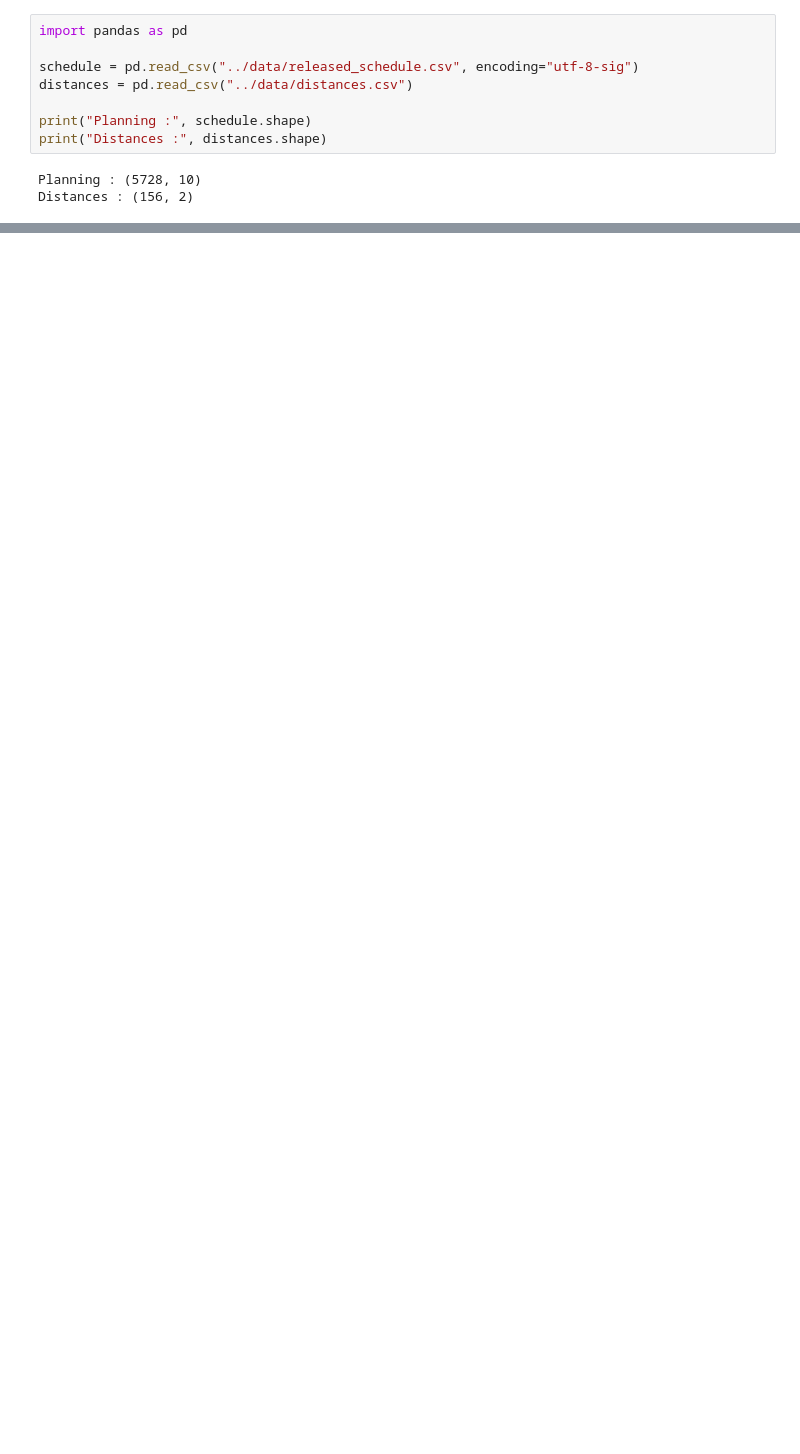
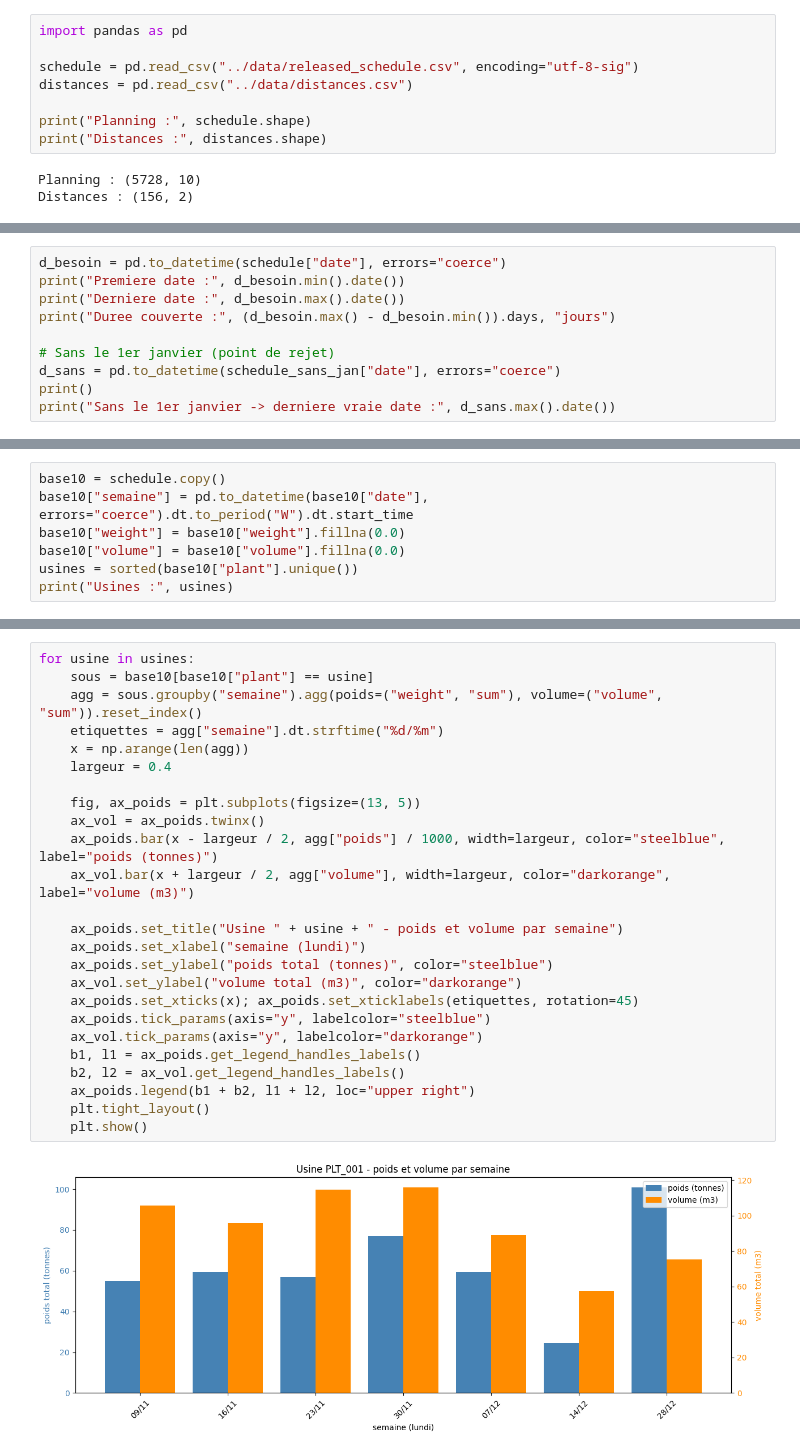
Before and after one commit to FlorentinBIAOU/Projet-IA, a Jupyter notebook: notebooks/milestone1.ipynb, the cells around one changed output, grey strips where cells are left out. Drawn from its saved outputs; the diff is of its cells as text; blank space fills up the shorter version.

```diff
--- a/notebooks/milestone1.ipynb
+++ b/notebooks/milestone1.ipynb
@@ -67,0 +807,10 @@ Distances : (156, 2)
+# %%
+d_besoin = pd.to_datetime(schedule["date"], errors="coerce")
+print("Premiere date :", d_besoin.min().date())
+print("Derniere date :", d_besoin.max().date())
+print("Duree couverte :", (d_besoin.max() - d_besoin.min()).days, "jours")
+
+# Sans le 1er janvier (point de rejet)
+d_sans = pd.to_datetime(schedule_sans_jan["date"], errors="coerce")
+print()
+print("Sans le 1er janvier -> derniere vraie date :", d_sans.max().date())
@@ -67,0 +919,7 @@ Distances : (156, 2)
+# %%
+base10 = schedule.copy()
+base10["semaine"] = pd.to_datetime(base10["date"], errors="coerce").dt.to_period("W").dt.start_time
+base10["weight"] = base10["weight"].fillna(0.0)
+base10["volume"] = base10["volume"].fillna(0.0)
+usines = sorted(base10["plant"].unique())
+print("Usines :", usines)
@@ -67,0 +930,27 @@ Distances : (156, 2)
+# %%
+for usine in usines:
+    sous = base10[base10["plant"] == usine]
+    agg = sous.groupby("semaine").agg(poids=("weight", "sum"), volume=("volume", "sum")).reset_index()
+    etiquettes = agg["semaine"].dt.strftime("%d/%m")
+    x = np.arange(len(agg))
+    largeur = 0.4
+
+    fig, ax_poids = plt.subplots(figsize=(13, 5))
+    ax_vol = ax_poids.twinx()
+    ax_poids.bar(x - largeur / 2, agg["poids"] / 1000, width=largeur, color="steelblue", label="poids (tonnes)")
+    ax_vol.bar(x + largeur / 2, agg["volume"], width=largeur, color="darkorange", label="volume (m3)")
+
+    ax_poids.set_title("Usine " + usine + " - poids et volume par semaine")
+    ax_poids.set_xlabel("semaine (lundi)")
+    ax_poids.set_ylabel("poids total (tonnes)", color="steelblue")
+    ax_vol.set_ylabel("volume total (m3)", color="darkorange")
+    ax_poids.set_xticks(x); ax_poids.set_xticklabels(etiquettes, rotation=45)
+    ax_poids.tick_params(axis="y", labelcolor="steelblue")
+    ax_vol.tick_params(axis="y", labelcolor="darkorange")
+    b1, l1 = ax_poids.get_legend_handles_labels()
+    b2, l2 = ax_vol.get_legend_handles_labels()
+    ax_poids.legend(b1 + b2, l1 + l2, loc="upper right")
+    plt.tight_layout()
+    plt.show()
+# %% [output]
+[figure, added]
```
Also changed, not shown: parts of 107 cells of this notebook.
